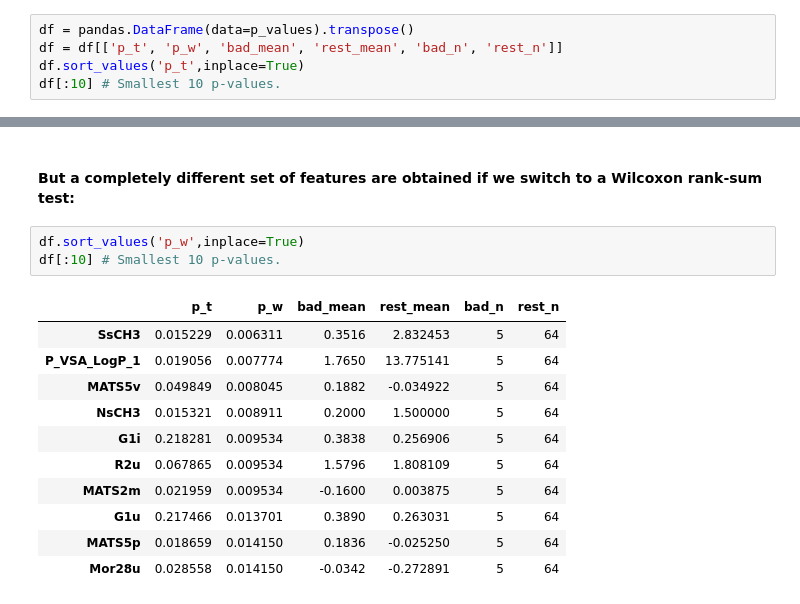
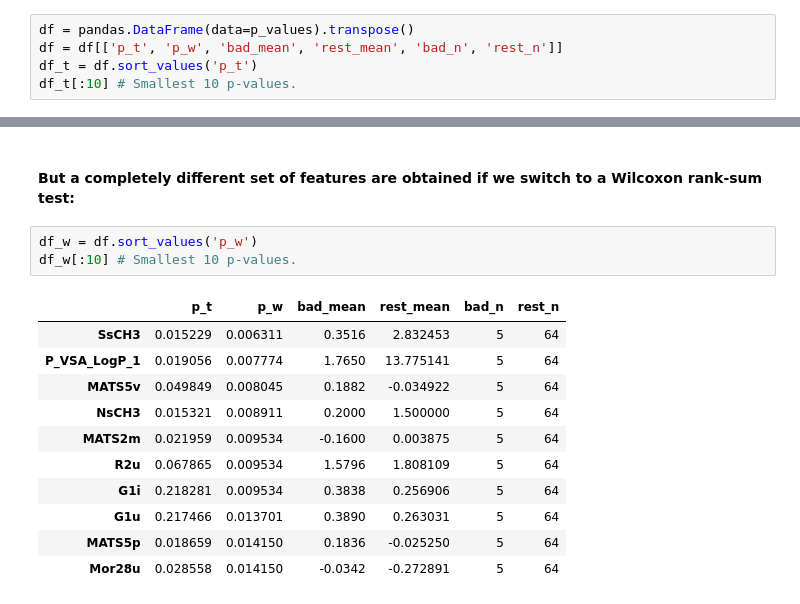
Before and after one commit to dream-olfaction/olfaction-prediction, a Jupyter notebook: opc_python/gerkin/paper.ipynb, the cells around one changed output, grey strips where cells are left out. Saved outputs shown, nothing was run; the diff lists cells and outputs as text.

```diff
--- a/opc_python/gerkin/paper.ipynb
+++ b/opc_python/gerkin/paper.ipynb
@@ -83,8 +83,8 @@ for i in range(n_features):
 # %%
 df = pandas.DataFrame(data=p_values).transpose()
 df = df[['p_t', 'p_w', 'bad_mean', 'rest_mean', 'bad_n', 'rest_n']]
-df.sort_values('p_t',inplace=True)
-df[:10] # Smallest 10 p-values.
+df_t = df.sort_values('p_t')
+df_t[:10] # Smallest 10 p-values.
 # %% [output]
 |  | p_t | p_w | bad_mean | rest_mean | bad_n | rest_n |
 | CATS2D_03_DD | 0.000003 | 0.041670 | 0.8000 | 0.062500 | 5 | 64 |
@@ -123,17 +160,17 @@ df_static[:10]
 # %% [markdown]
 #### But a completely different set of features are obtained if we switch to a Wilcoxon rank-sum test:
 # %%
-df.sort_values('p_w',inplace=True)
-df[:10] # Smallest 10 p-values.
+df_w = df.sort_values('p_w')
+df_w[:10] # Smallest 10 p-values.
 # %% [output]
 |  | p_t | p_w | bad_mean | rest_mean | bad_n | rest_n |
 | SsCH3 | 0.015229 | 0.006311 | 0.3516 | 2.832453 | 5 | 64 |
 | P_VSA_LogP_1 | 0.019056 | 0.007774 | 1.7650 | 13.775141 | 5 | 64 |
 | MATS5v | 0.049849 | 0.008045 | 0.1882 | -0.034922 | 5 | 64 |
 | NsCH3 | 0.015321 | 0.008911 | 0.2000 | 1.500000 | 5 | 64 |
+| MATS2m | 0.021959 | 0.009534 | -0.1600 | 0.003875 | 5 | 64 |
+| R2u | 0.067865 | 0.009534 | 1.5796 | 1.808109 | 5 | 64 |
 | G1i | 0.218281 | 0.009534 | 0.3838 | 0.256906 | 5 | 64 |
-| R2u | 0.067865 | 0.009534 | 1.5796 | 1.808109 | 5 | 64 |
-| MATS2m | 0.021959 | 0.009534 | -0.1600 | 0.003875 | 5 | 64 |
 | G1u | 0.217466 | 0.013701 | 0.3890 | 0.263031 | 5 | 64 |
 | MATS5p | 0.018659 | 0.014150 | 0.1836 | -0.025250 | 5 | 64 |
 | Mor28u | 0.028558 | 0.014150 | -0.0342 | -0.272891 | 5 | 64 |
```
Also changed, not shown: parts of 3 cells of this notebook.
